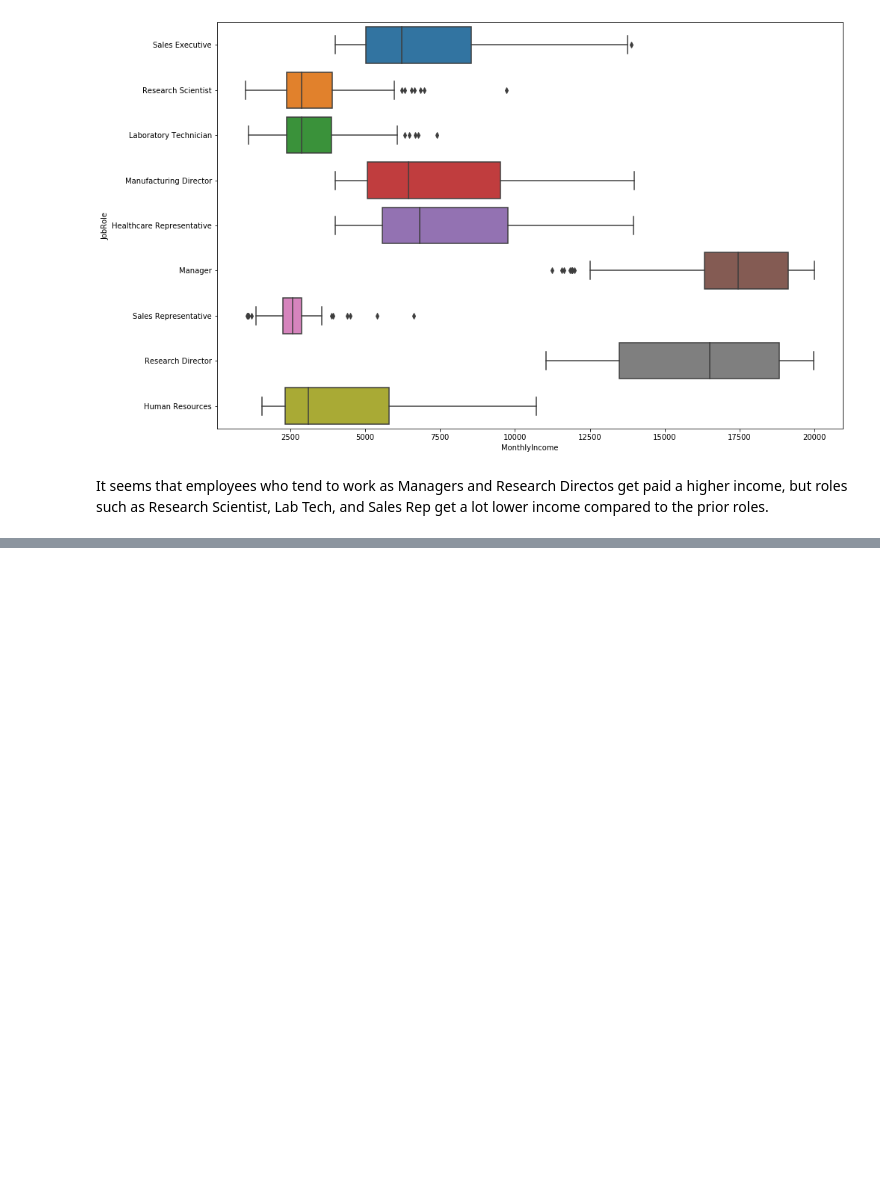
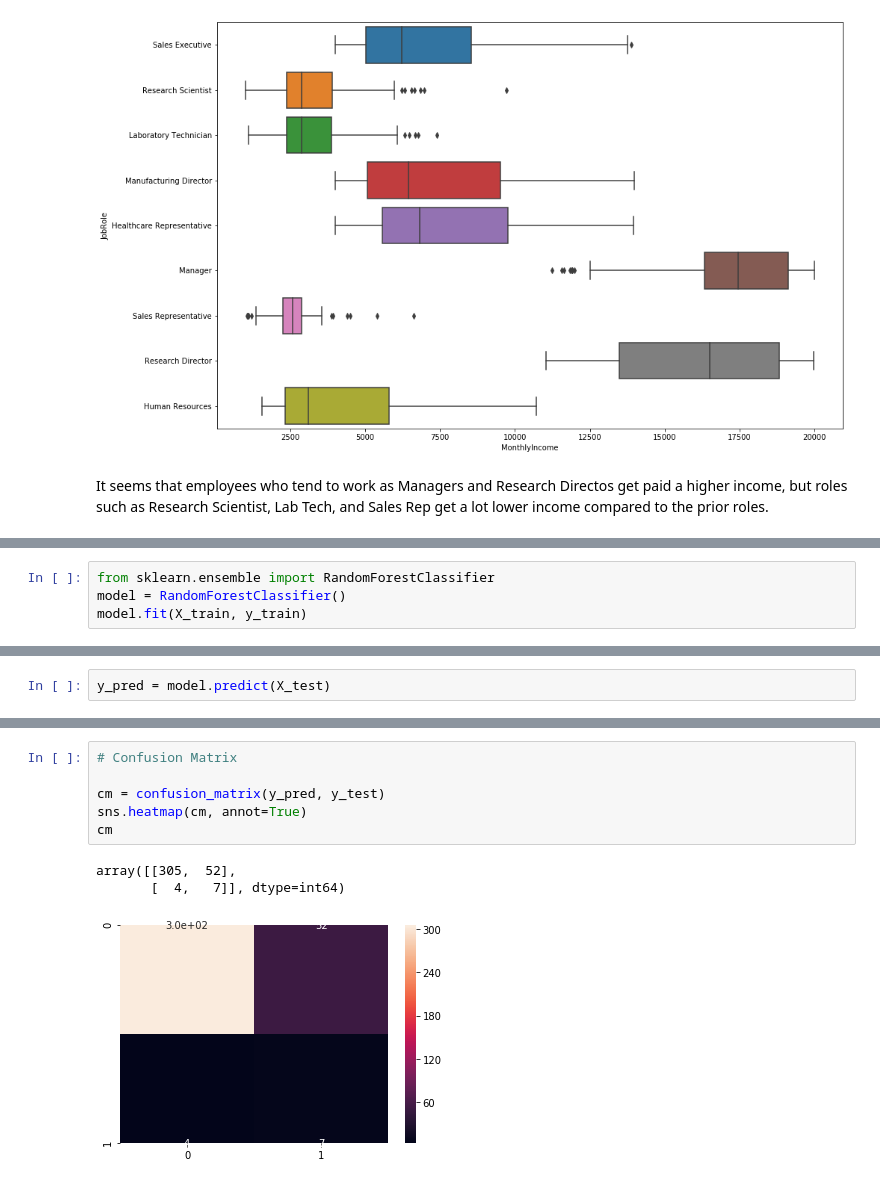
Before and after one commit to EvelinPaulik/Employee-Retention-Classification-Model, a Jupyter notebook: HR Classification Model.ipynb, the cells around one changed output, grey strips where cells are left out. Drawn from its saved outputs; the diff is of its cells as text; blank space fills up the shorter version.

```diff
--- a/HR Classification Model.ipynb
+++ b/HR Classification Model.ipynb
@@ -353,0 +583,4 @@ It seems that employees who tend to work as Managers and Research Directos get p
+# %%
+from sklearn.ensemble import RandomForestClassifier
+model = RandomForestClassifier()
+model.fit(X_train, y_train)
@@ -353,0 +595,2 @@ It seems that employees who tend to work as Managers and Research Directos get p
+# %%
+y_pred = model.predict(X_test)
@@ -353,0 +614,10 @@ It seems that employees who tend to work as Managers and Research Directos get p
+# %%
+# Confusion Matrix
+
+cm = confusion_matrix(y_pred, y_test)
+sns.heatmap(cm, annot=True)
+cm
+# %% [output]
+array([[305,  52],
+       [  4,   7]], dtype=int64)
+[figure, added]
```
Also changed, not shown: parts of 57 cells of this notebook.
